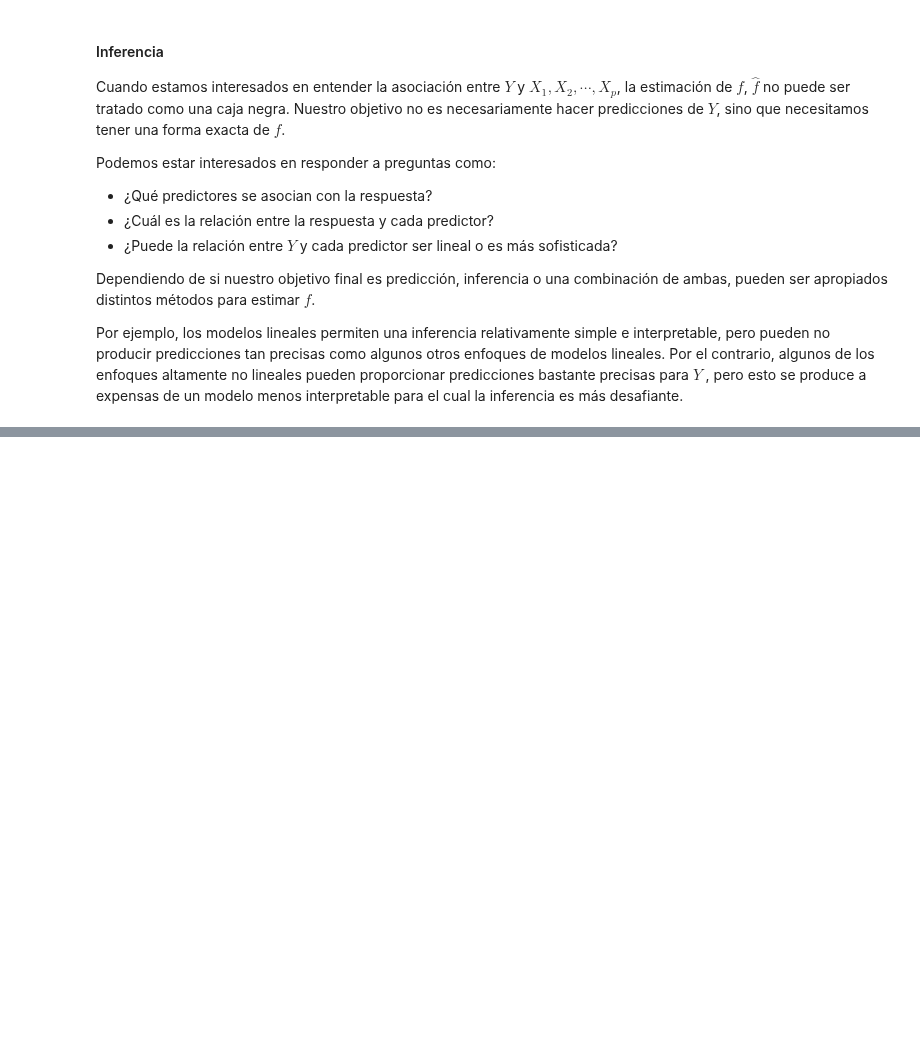
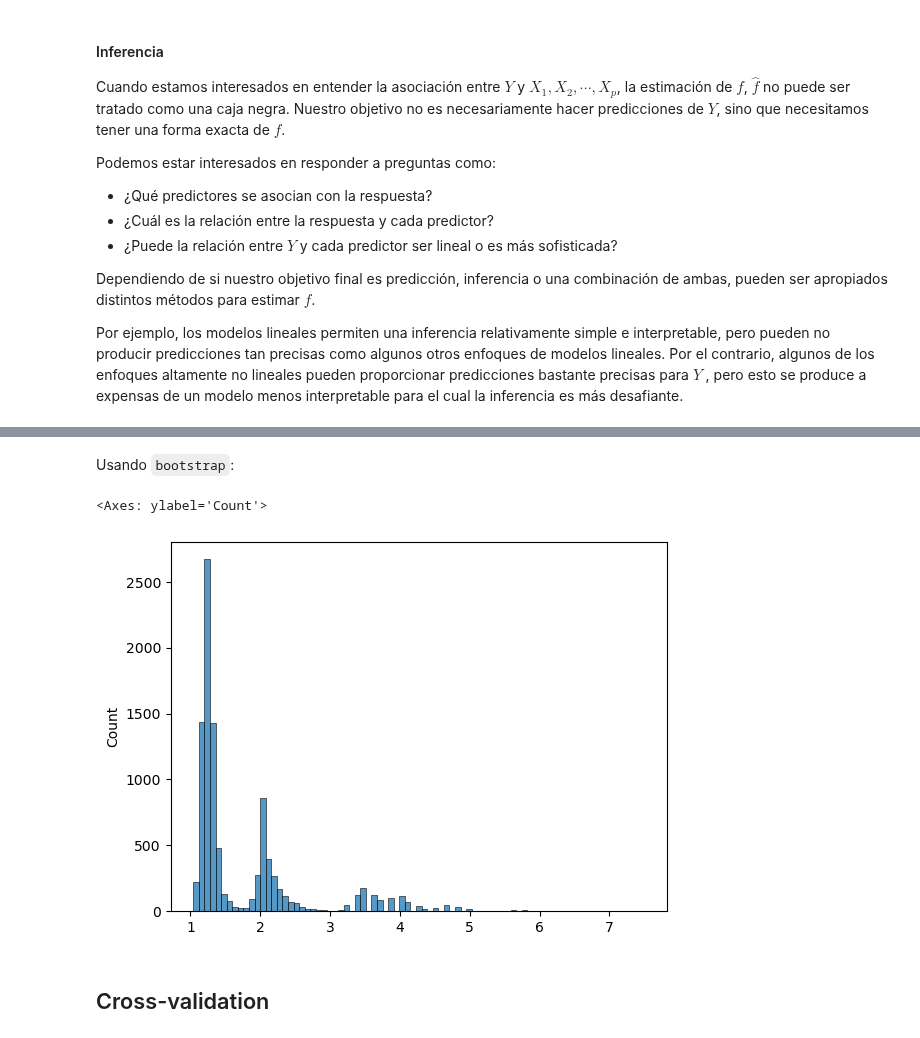
Before and after one commit to vmoprojs/MLPython, a Jupyter notebook: IntroML.ipynb, the cells around one changed output, grey strips where cells are left out. Saved outputs shown, nothing was run; the diff lists cells and outputs as text; code cells hidden in the pictures; blank space fills up the shorter version.

```diff
--- a/IntroML.ipynb
+++ b/IntroML.ipynb
@@ -209,0 +268,13 @@ $$
+# %% [markdown]
+Usando `bootstrap`:
+# %%
+from scipy.stats import bootstrap
+rng = np.random.default_rng()
+res = bootstrap((edad,), tau_f, confidence_level=0.9, random_state=rng)
+res
+sns.histplot(res.bootstrap_distribution)
+# %% [output]
+<Axes: ylabel='Count'>
+[figure, added]
+# %% [markdown]
+## Cross-validation
```
Also changed, not shown: parts of 7 cells of this notebook, 9 other files.
